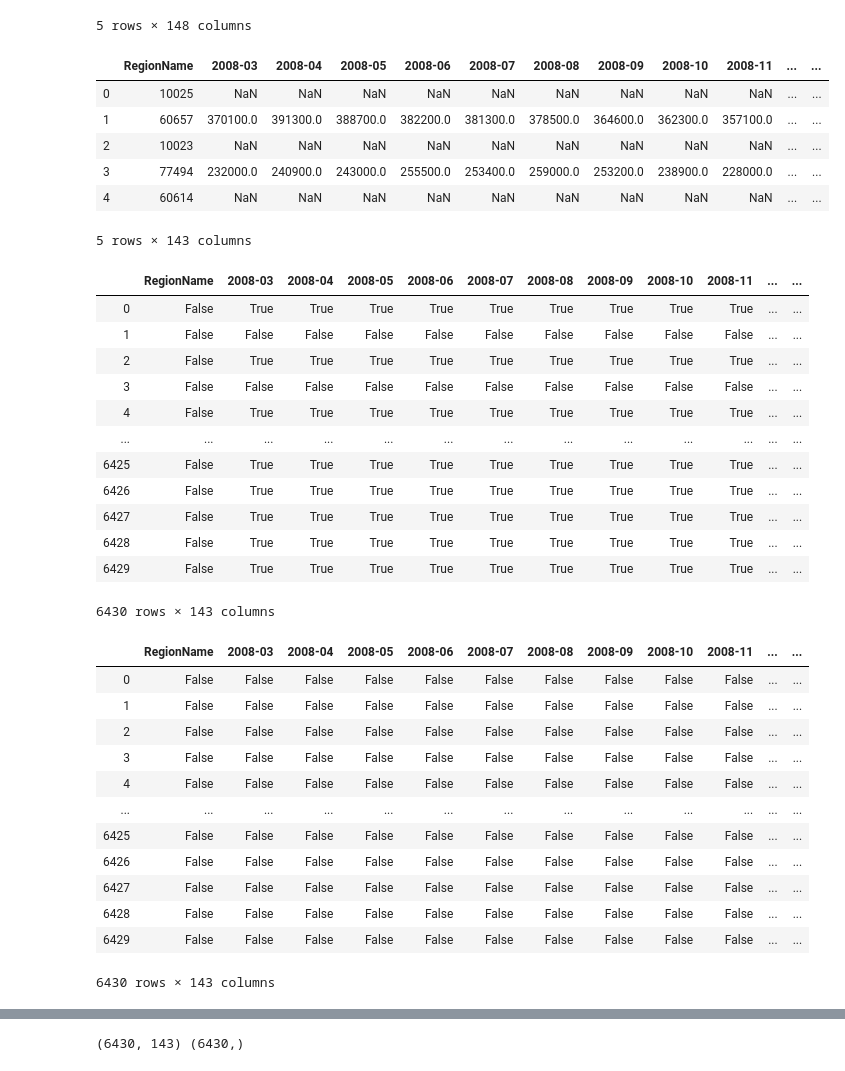
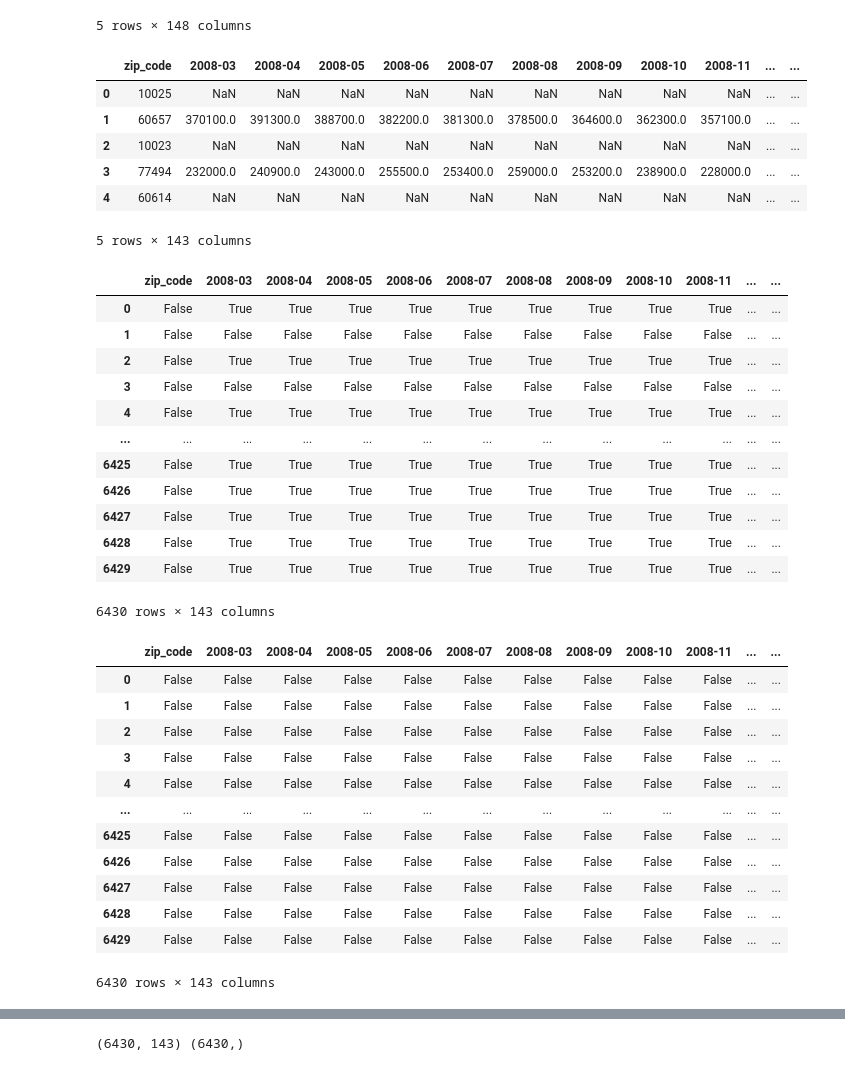
Before and after one commit to bishdj22/HomeSlice, a Jupyter notebook: Logistic_Regression_Model.ipynb, the cells around one changed output, grey strips where cells are left out. Saved outputs shown, nothing was run; the diff lists cells and outputs as text; code cells hidden in the pictures.

```diff
--- a/Logistic_Regression_Model.ipynb
+++ b/Logistic_Regression_Model.ipynb
@@ -23,11 +23,12 @@ df1.head()
 # %%
 # dropping columns that we won't be using for our machine learning algorithm
 
 sales_price_df = df1.drop(["RegionID", "StateName", "SizeRank"], axis=1)
+sales_price_df = sales_price_df.rename(columns={'RegionName': 'zip_code'})
 sales_price_df = sales_price_df.drop(["2020-01", "2020-02"], axis=1)
 sales_price_df.head()
 # %% [output]
-|  | RegionName | 2008-03 | 2008-04 | 2008-05 | 2008-06 | 2008-07 | 2008-08 | 2008-09 | 2008-10 | 2008-11 | ... | ... |
+|  | zip_code | 2008-03 | 2008-04 | 2008-05 | 2008-06 | 2008-07 | 2008-08 | 2008-09 | 2008-10 | 2008-11 | ... | ... |
 | 0 | 10025 | NaN | NaN | NaN | NaN | NaN | NaN | NaN | NaN | NaN | ... | ... |
 | 1 | 60657 | 370100.0 | 391300.0 | 388700.0 | 382200.0 | 381300.0 | 378500.0 | 364600.0 | 362300.0 | 357100.0 | ... | ... |
 | 2 | 10023 | NaN | NaN | NaN | NaN | NaN | NaN | NaN | NaN | NaN | ... | ... |
@@ -39,7 +40,7 @@ sales_price_df.head()
 
 sales_price_df.isna()
 # %% [output]
-|  | RegionName | 2008-03 | 2008-04 | 2008-05 | 2008-06 | 2008-07 | 2008-08 | 2008-09 | 2008-10 | 2008-11 | ... | ... |
+|  | zip_code | 2008-03 | 2008-04 | 2008-05 | 2008-06 | 2008-07 | 2008-08 | 2008-09 | 2008-10 | 2008-11 | ... | ... |
 | 0 | False | True | True | True | True | True | True | True | True | True | ... | ... |
 | 1 | False | False | False | False | False | False | False | False | False | False | ... | ... |
 | 2 | False | True | True | True | True | True | True | True | True | True | ... | ... |
@@ -63,7 +64,7 @@ for columnName, column in sales_price_df.iteritems():
 
 sales_price_df.isna()
 # %% [output]
-|  | RegionName | 2008-03 | 2008-04 | 2008-05 | 2008-06 | 2008-07 | 2008-08 | 2008-09 | 2008-10 | 2008-11 | ... | ... |
+|  | zip_code | 2008-03 | 2008-04 | 2008-05 | 2008-06 | 2008-07 | 2008-08 | 2008-09 | 2008-10 | 2008-11 | ... | ... |
 | 0 | False | False | False | False | False | False | False | False | False | False | ... | ... |
 | 1 | False | False | False | False | False | False | False | False | False | False | ... | ... |
 | 2 | False | False | False | False | False | False | False | False | False | False | ... | ... |
```
Also changed, not shown: parts of 4 cells of this notebook, 6 other files.
